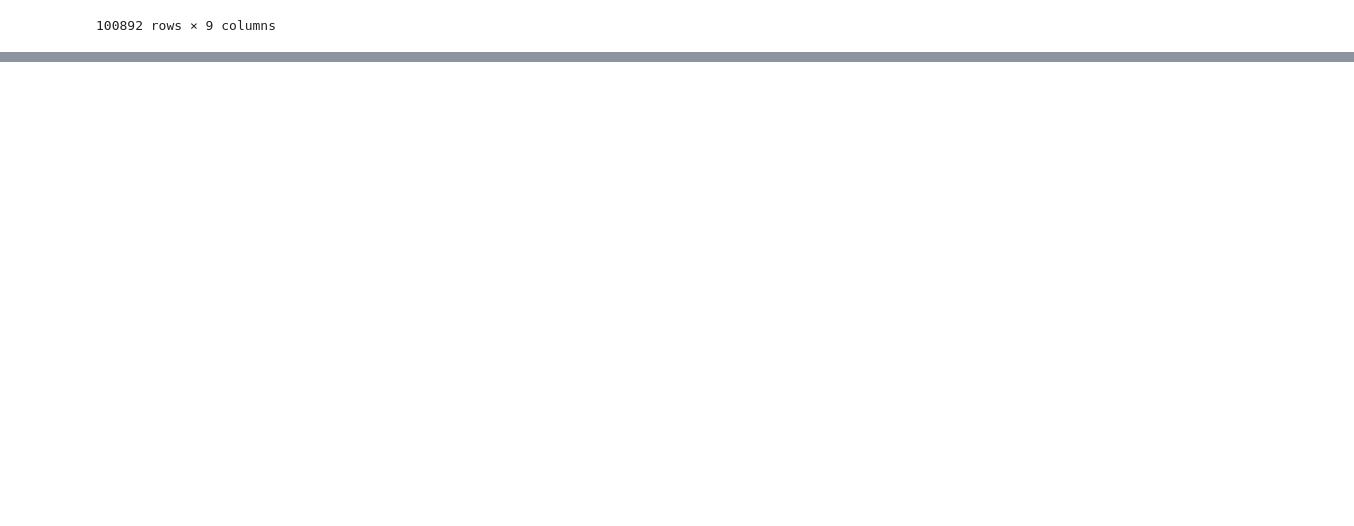
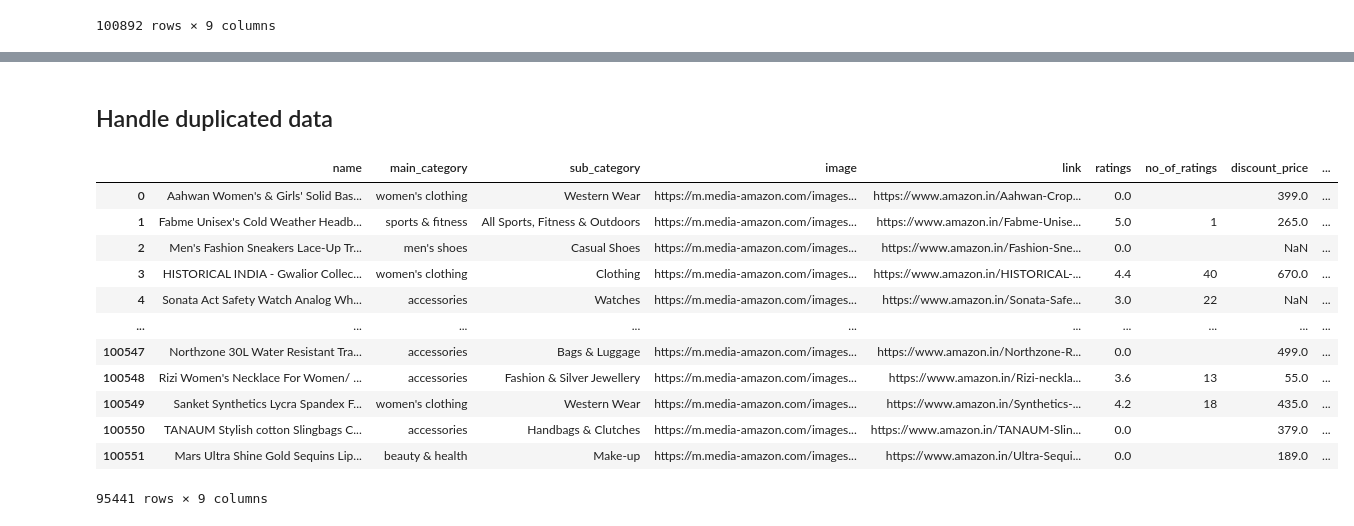
Before and after one commit to oscar-sinaga/ETL-pipeline, a Jupyter notebook: notebook/sales_data.ipynb, the cells around one changed output, grey strips where cells are left out. Saved outputs shown, nothing was run; the diff lists cells and outputs as text; code cells hidden in the pictures; blank space fills up the shorter version.

```diff
--- a/notebook/sales_data.ipynb
+++ b/notebook/sales_data.ipynb
@@ -208,3 +229,22 @@ df
+# %% [markdown]
+## Handle duplicated data
+# %%
+df = df.drop_duplicates()
+df
+# %% [output]
+|  | name | main_category | sub_category | image | link | ratings | no_of_ratings | discount_price | ... |
+| 0 | Aahwan Women's & Girls' Solid Bas... | women's clothing | Western Wear | https://m.media-amazon.com/images... | https://www.amazon.in/Aahwan-Crop... | 0.0 |  | 399.0 | ... |
+| 1 | Fabme Unisex's Cold Weather Headb... | sports & fitness | All Sports, Fitness & Outdoors | https://m.media-amazon.com/images... | https://www.amazon.in/Fabme-Unise... | 5.0 | 1 | 265.0 | ... |
+| 2 | Men's Fashion Sneakers Lace-Up Tr... | men's shoes | Casual Shoes | https://m.media-amazon.com/images... | https://www.amazon.in/Fashion-Sne... | 0.0 |  | NaN | ... |
+| 3 | HISTORICAL INDIA - Gwalior Collec... | women's clothing | Clothing | https://m.media-amazon.com/images... | https://www.amazon.in/HISTORICAL-... | 4.4 | 40 | 670.0 | ... |
+| 4 | Sonata Act Safety Watch Analog Wh... | accessories | Watches | https://m.media-amazon.com/images... | https://www.amazon.in/Sonata-Safe... | 3.0 | 22 | NaN | ... |
+| ... | ... | ... | ... | ... | ... | ... | ... | ... | ... |
+| 100547 | Northzone 30L Water Resistant Tra... | accessories | Bags & Luggage | https://m.media-amazon.com/images... | https://www.amazon.in/Northzone-R... | 0.0 |  | 499.0 | ... |
+| 100548 | Rizi Women's Necklace For Women/ ... | accessories | Fashion & Silver Jewellery | https://m.media-amazon.com/images... | https://www.amazon.in/Rizi-neckla... | 3.6 | 13 | 55.0 | ... |
+| 100549 | Sanket Synthetics Lycra Spandex F... | women's clothing | Western Wear | https://m.media-amazon.com/images... | https://www.amazon.in/Synthetics-... | 4.2 | 18 | 435.0 | ... |
+| 100550 | TANAUM Stylish cotton Slingbags C... | accessories | Handbags & Clutches | https://m.media-amazon.com/images... | https://www.amazon.in/TANAUM-Slin... | 0.0 |  | 379.0 | ... |
+| 100551 | Mars Ultra Shine Gold Sequins Lip... | beauty & health | Make-up | https://m.media-amazon.com/images... | https://www.amazon.in/Ultra-Sequi... | 0.0 |  | 189.0 | ... |
+95441 rows × 9 columns
 # %%
 validation_process(df, data_name)
 # %% [output]
```
Also changed, not shown: parts of 4 cells of this notebook, 1 other file.
